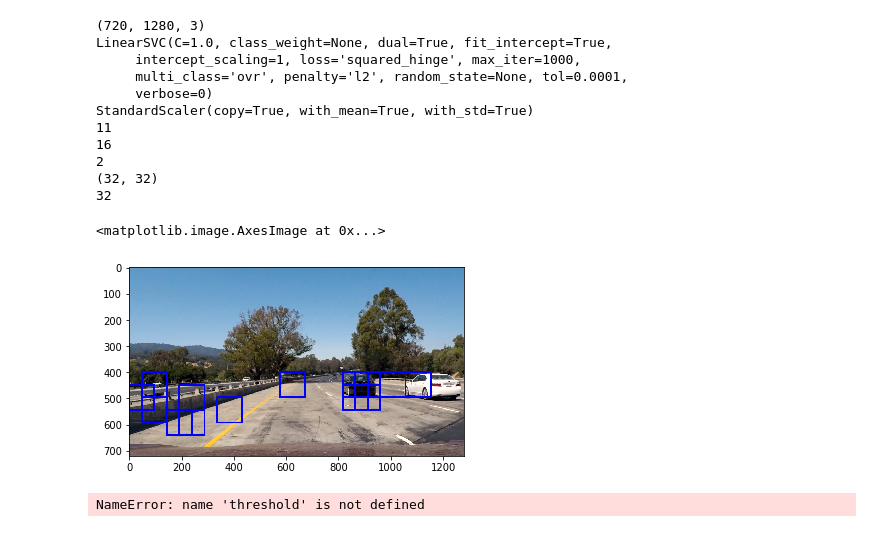
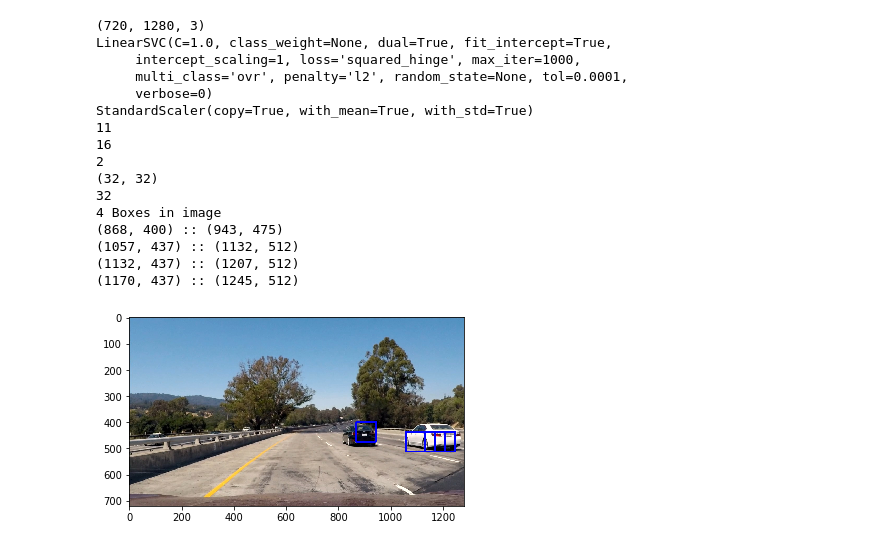
Before and after one commit to cwcentral/CarND-Vehicle-Detection, a Jupyter notebook: Untitled.ipynb, the cells around one changed output. Cells and saved outputs as stored; diff of their text form; code cells hidden in the pictures.

```diff
--- a/Untitled.ipynb
+++ b/Untitled.ipynb
@@ -189,12 +192,10 @@ def extract_features(imgs, cspace='RGB', spatial_size=(32, 32),
 # %%
 
 #classifier performs under different binning scenarios
-spatial = 20
-histbin = 36
 
-car_features = extract_features(cars, cspace='RGB', spatial_size=(spatial, spatial),
+car_features = extract_features(cars, cspace=colorspace, spatial_size=(spatial, spatial),
                         hist_bins=histbin, hist_range=(0, 256))
-notcar_features = extract_features(others, cspace='RGB', spatial_size=(spatial, spatial),
+notcar_features = extract_features(others, cspace=colorspace, spatial_size=(spatial, spatial),
                         hist_bins=histbin, hist_range=(0, 256))
 
 if len(car_features) > 0:
@@ -244,18 +245,18 @@ print('Using spatial binning of:',spatial,
     'and', histbin,'histogram bins')
 print('Feature vector length:', len(X_train[0]))
 # Use a linear SVC
-svc = LinearSVC()
+svc_test = LinearSVC()
 # Check the training time for the SVC
 t=time.time()
-svc.fit(X_train, y_train)
+svc_test.fit(X_train, y_train)
 t2 = time.time()
 print(round(t2-t, 2), 'Seconds to train SVC...')
 # Check the score of the SVC
-print('Test Accuracy of SVC = ', round(svc.score(X_test, y_test), 4))
+print('Test Accuracy of SVC = ', round(svc_test.score(X_test, y_test), 4))
 # Check the prediction time for a single sample
 t=time.time()
 n_predict = 10
-print('My SVC predicts: ', svc.predict(X_test[0:n_predict]))
+print('My SVC predicts: ', svc_test.predict(X_test[0:n_predict]))
 print('For these',n_predict, 'labels: ', y_test[0:n_predict])
 t2 = time.time()
 print(round(t2-t, 5), 'Seconds to predict', n_predict,'labels with SVC')
@@ -270,6 +271,6 @@ For these 10 labels:  [ 0.  0.  1.  1.  1.  1.  1.  1.  0.  0.]
 # %%
 ##HOG version
-def extract_features(imgs, color_space='RGB', spatial_size=(32, 32),
+def extract_features(imgs, color_space='YUV', spatial_size=(32, 32),
                         hist_bins=32, orient=9,
                         pix_per_cell=8, cell_per_block=2, hog_channel=0,
                         spatial_feat=True, hist_feat=True, hog_feat=True):
@@ -633,50 +488,42 @@ def find_cars(img, ystart, ystop, scale,
 # %%
 ystart = 400
-ystop = 656
-scale = 1.5
-
-orient = 11
-pix_per_cell = 16
-cell_per_block = 2
-hog_channel = 'ALL' # Can be 0, 1, 2, or "ALL"
-spatial_size = (32, 32)
-hist_bins = 32
+ystop = 600
+scale = 1.18
 
 img = mpimg.imread('./test_images/test1.jpg')
 print(img.shape)
 
 print(svc)
 print(X_scaler)
 print(orient)
 print(pix_per_cell)
 print(cell_per_block)
 print(spatial_size)
-print(hist_bins)
+print(histbin)
 
-out_img = find_cars(img, ystart, ystop, scale, svc, X_scaler, orient,
-                    pix_per_cell, cell_per_block, spatial_size, hist_bins)
+out_img, box_list = find_cars(img, ystart, ystop, scale, svc, X_scaler, orient,
+                    pix_per_cell, cell_per_block, spatial_size, histbin)
 
 plt.imshow(out_img)
+print(len(box_list), 'Boxes in image')
+
+for box in box_list:
+    print(box[0], "::", box[1])
 # %% [output]
 (720, 1280, 3)
 LinearSVC(C=1.0, class_weight=None, dual=True, fit_intercept=True,
      intercept_scaling=1, loss='squared_hinge', max_iter=1000,
      multi_class='ovr', penalty='l2', random_state=None, tol=0.0001,
      verbose=0)
 StandardScaler(copy=True, with_mean=True, with_std=True)
 11
 16
 2
 (32, 32)
 32
+4 Boxes in image
+(868, 400) :: (943, 475)
+(1057, 437) :: (1132, 512)
+(1132, 437) :: (1207, 512)
+(1170, 437) :: (1245, 512)
-<matplotlib.image.AxesImage at 0x...>
-[figure, old version]
+[figure, new version]
-# %%
-
-
-heatmap = threshold(heatmap, 2)
-labels = label(heatmap)
-print(labels[1], 'cars found')
-plt.imshow(labels[0], cmap='gray')
-# %% [output]
-NameError: name 'threshold' is not defined
```
Also changed, not shown: parts of 17 cells of this notebook, 6 other files.
